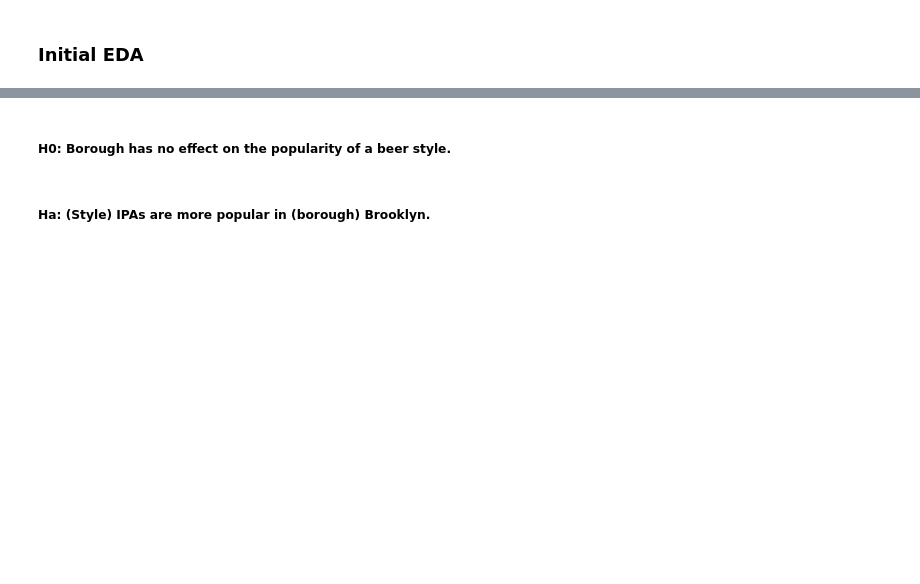
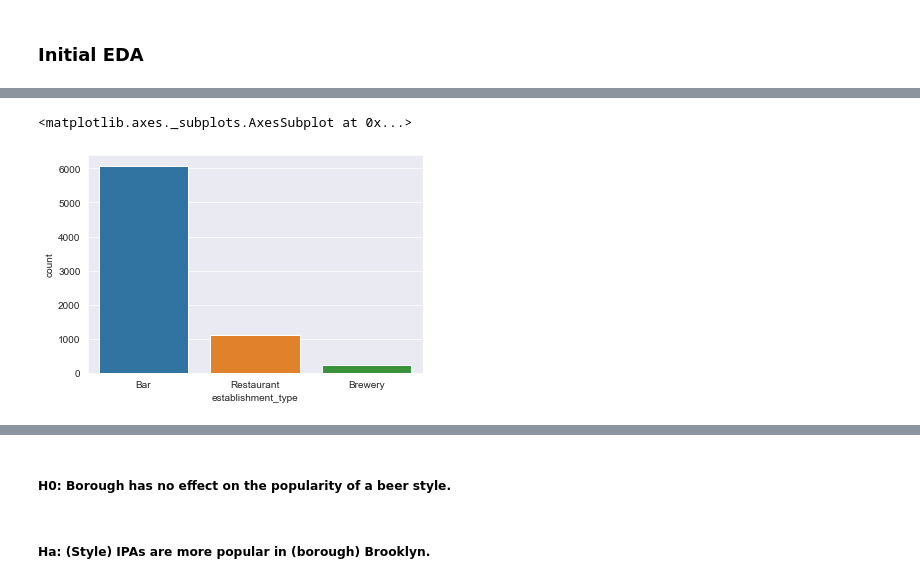
Before and after one commit to rcharan/beer-pubs, a Jupyter notebook: statistical_tests.ipynb, the cells around one changed output, grey strips where cells are left out. Cells and saved outputs as stored; diff of their text form; code cells hidden in the pictures; blank space fills up the shorter version.

```diff
--- a/statistical_tests.ipynb
+++ b/statistical_tests.ipynb
@@ -26,0 +50,5 @@ plt.bar(counter.keys(),pmf);
+# %%
+sns.countplot(x = 'establishment_type', data = df)
+# %% [output]
+<matplotlib.axes._subplots.AxesSubplot at 0x...>
+[figure, added]
```
Also changed, not shown: parts of 25 cells of this notebook.
